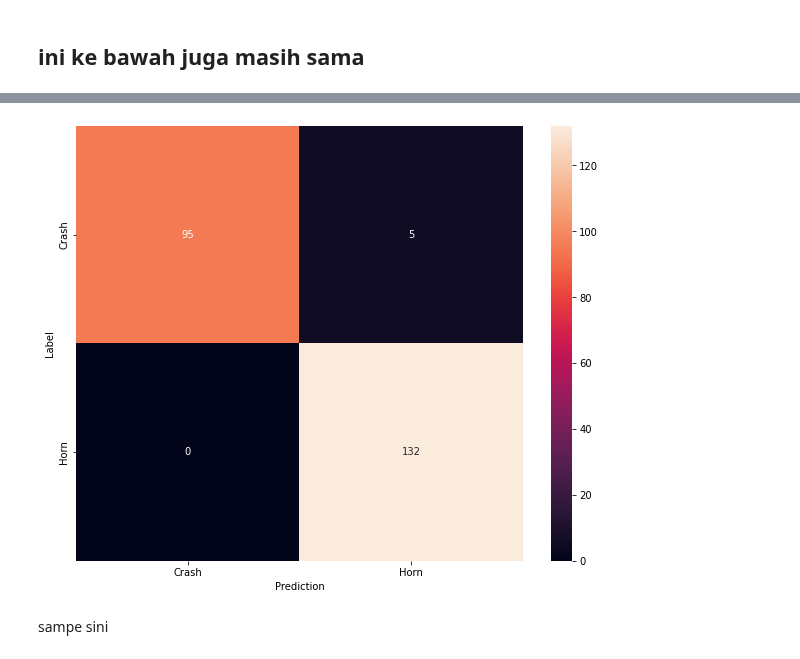
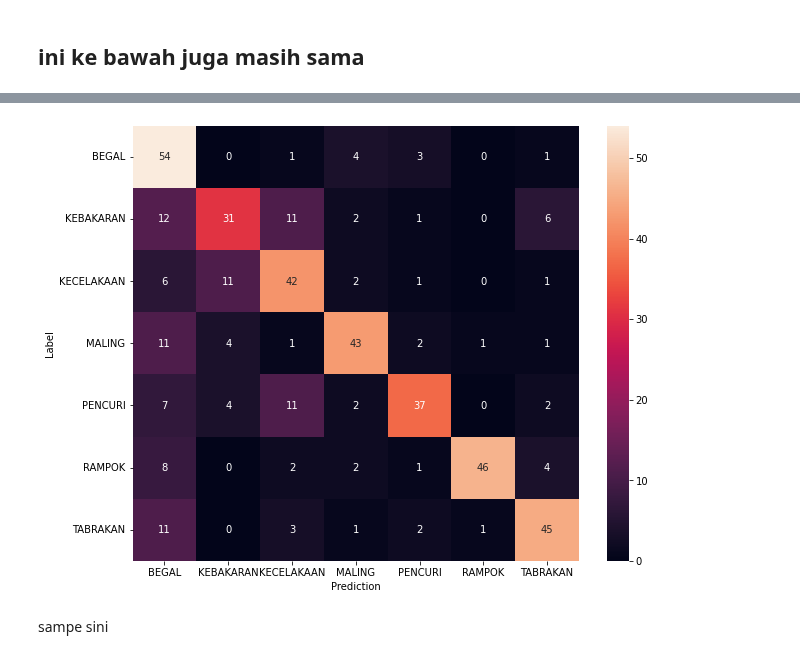
Before and after one commit to C22-PS121/machine-learning, a Jupyter notebook: ML_Model.ipynb, the cells around one changed output, grey strips where cells are left out. Drawn from its saved outputs; the diff is of its cells as text; code cells hidden in the pictures.

Commit message:
Reprocessing audio data due to wrong labeling
Co-authored by: AgungArsana <arsanaagung0@gmail.com>
Co-authored by: MahendraJK <mahendrajk76@gmail.com>

```diff
--- a/ML_Model.ipynb
+++ b/ML_Model.ipynb
@@ -244,7 +359,6 @@ rows = 3
 cols = 3
 n = rows*cols
 fig, axes = plt.subplots(rows, cols, figsize=(10, 10))
-event = ['Crash','Horn']
 for i, (spectrogram, label_id) in enumerate(spectrogram_ds.take(n)):
   r = i // cols
   c = i % cols
@@ -278,7 +394,7 @@ WARNING:tensorflow:Using a while_loop for converting IO>AudioResample
 # %% [markdown]
 ## sampe sini masih sama
 # %%
-batch_size = 32
+batch_size = 64
 train_ds = train_ds.batch(batch_size)
 val_ds = val_ds.batch(batch_size)
 # %%
@@ -288,7 +404,7 @@ from tensorflow.keras.layers import Input, Conv2D, MaxPooling2D, Dropout, Flatte
 for spectrogram, _ in spectrogram_ds.take(1):
   input_shape = spectrogram.shape
 print('Input shape:', input_shape)
-num_labels = len(commands)
+num_labels = len(event)
 
 model = models.Sequential([
     Input(shape=input_shape),
@@ -336,6 +452,7 @@ history = model.fit(
     train_ds,
     validation_data = val_ds,
     epochs=EPOCHS,
+    callbacks=tf.keras.callbacks.EarlyStopping(verbose=1, patience=2),
 )
 # %% [output]
 Epoch 1/20
@@ -385,15 +502,15 @@ Test set accuracy: 98%
 # %%
 confusion_mtx = tf.math.confusion_matrix(y_true, y_pred)
 plt.figure(figsize=(10, 8))
 sns.heatmap(confusion_mtx,
-            xticklabels=commands,
-            yticklabels=commands,
+            xticklabels=event,
+            yticklabels=event,
             annot=True, fmt='g')
 plt.xlabel('Prediction')
 plt.ylabel('Label')
 plt.show()
 # %% [output]
-[figure, old version]
+[figure, new version]
 # %% [markdown]
 sampe sini
 # %% [markdown]
```
Also changed, not shown: parts of 32 cells of this notebook, 1 other file.
